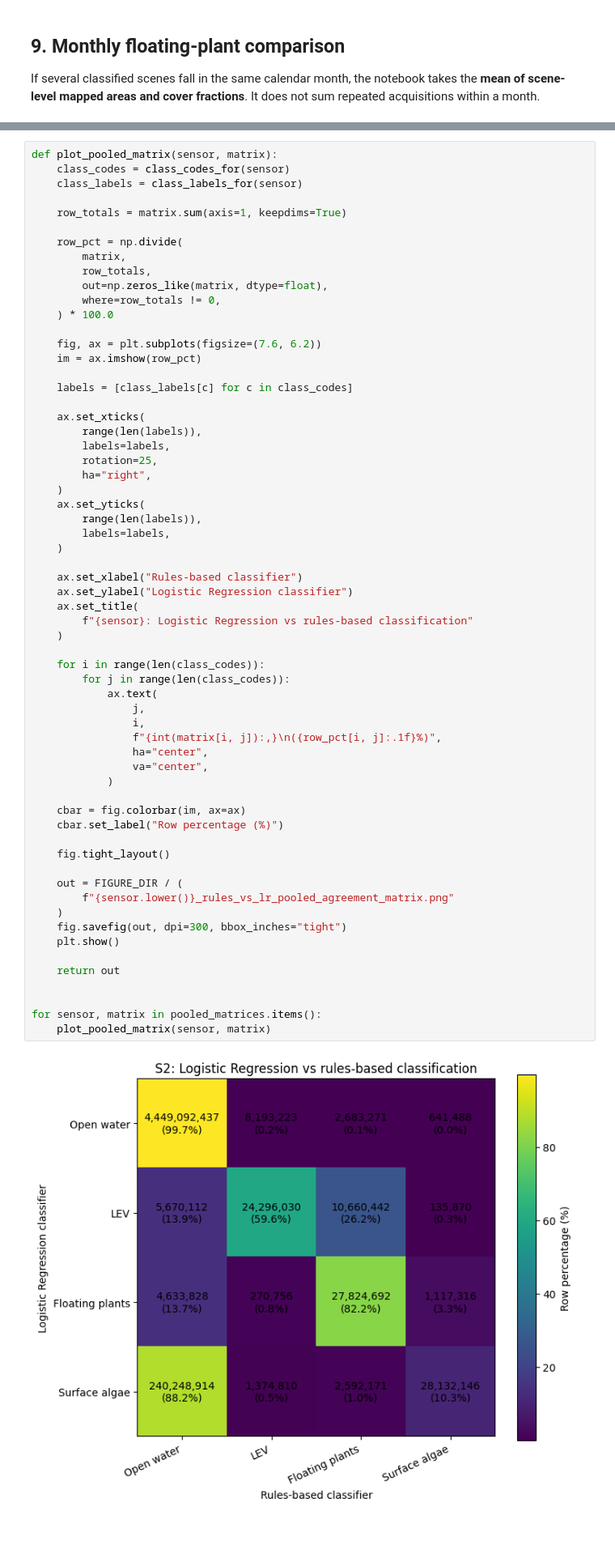
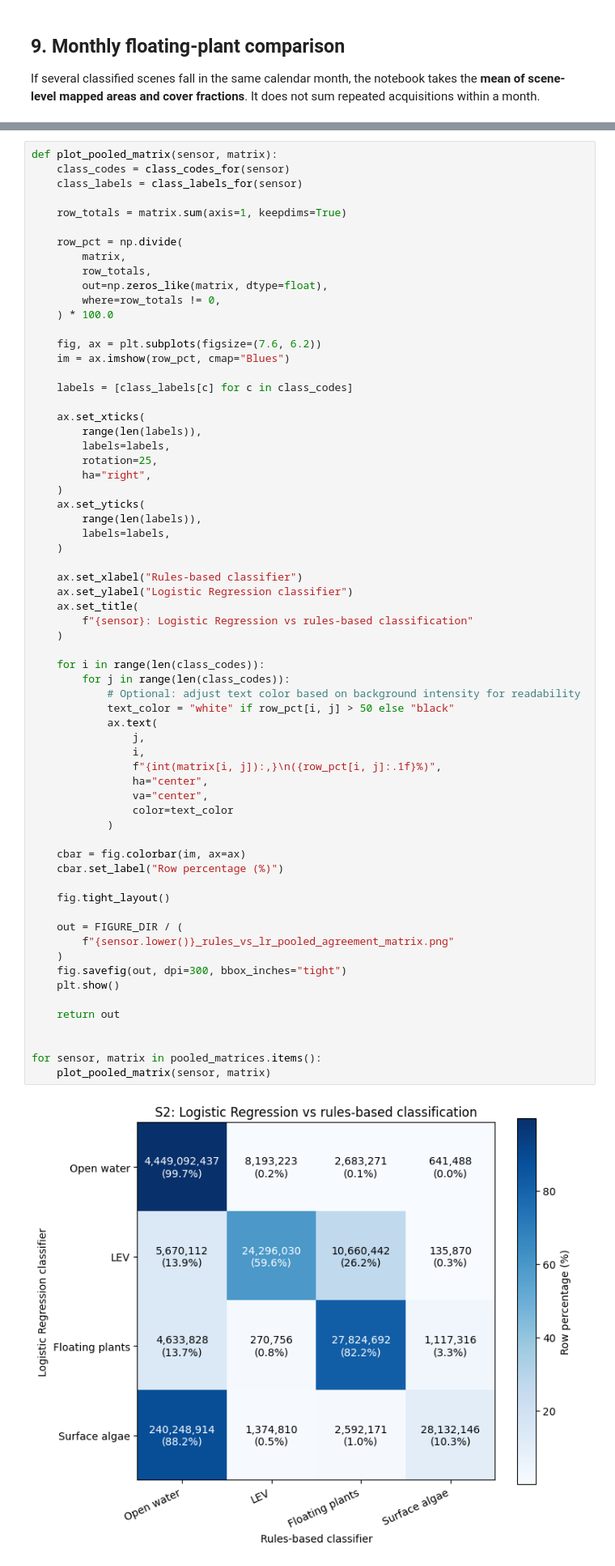
Before and after one commit to Qalani/Dissertation, a Jupyter notebook: Rules_vs_Logistic_Regression_Comparison.ipynb, the cells around one changed output, grey strips where cells are left out. Shown at 81% size. Cells and saved outputs as stored; diff of their text form; blank space fills up the shorter version.

```diff
--- a/Rules_vs_Logistic_Regression_Comparison.ipynb
+++ b/Rules_vs_Logistic_Regression_Comparison.ipynb
@@ -1090,7 +1092,7 @@ def plot_pooled_matrix(sensor, matrix):
     ) * 100.0
 
     fig, ax = plt.subplots(figsize=(7.6, 6.2))
-    im = ax.imshow(row_pct)
+    im = ax.imshow(row_pct, cmap="Blues")
 
     labels = [class_labels[c] for c in class_codes]
 
@@ -1111,34 +1113,37 @@ def plot_pooled_matrix(sensor, matrix):
         f"{sensor}: Logistic Regression vs rules-based classification"
     )
 
     for i in range(len(class_codes)):
         for j in range(len(class_codes)):
+            # Optional: adjust text color based on background intensity for readability
+            text_color = "white" if row_pct[i, j] > 50 else "black"
             ax.text(
                 j,
                 i,
                 f"{int(matrix[i, j]):,}\n({row_pct[i, j]:.1f}%)",
                 ha="center",
                 va="center",
+                color=text_color
             )
 
     cbar = fig.colorbar(im, ax=ax)
     cbar.set_label("Row percentage (%)")
 
     fig.tight_layout()
 
     out = FIGURE_DIR / (
         f"{sensor.lower()}_rules_vs_lr_pooled_agreement_matrix.png"
     )
     fig.savefig(out, dpi=300, bbox_inches="tight")
     plt.show()
 
     return out
 
 
 for sensor, matrix in pooled_matrices.items():
     plot_pooled_matrix(sensor, matrix)
 # %% [output]
-[figure, old version]
+[figure, new version]
 # %% [markdown]
 ### B. Floating-plant mapped area through time
 # %%
```
Also changed, not shown: parts of 1 cell of this notebook.
